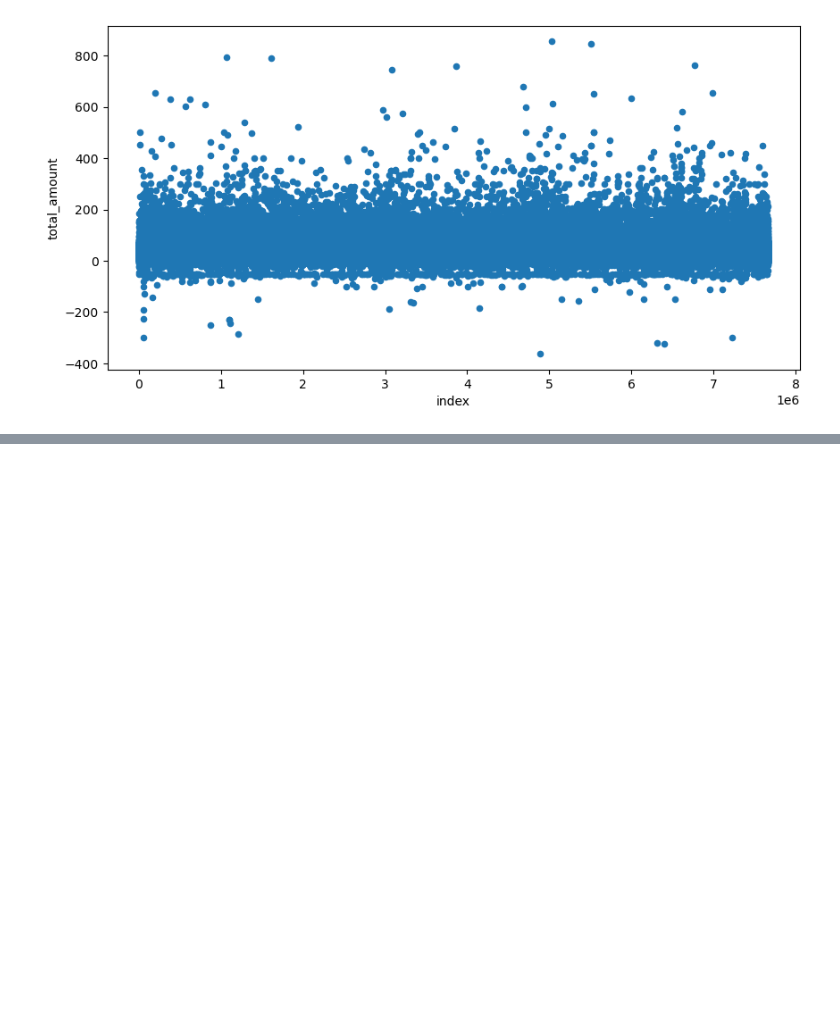
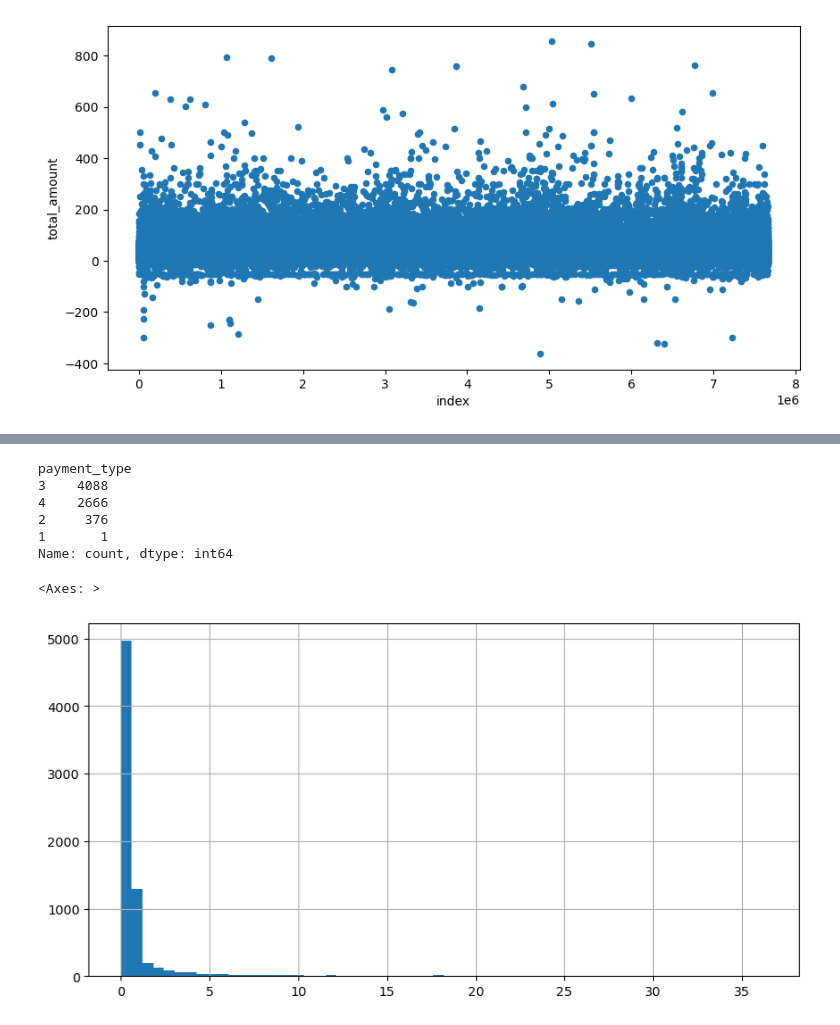
Before and after one commit to jamesaje/New-York-Taxi-Analysis, a Jupyter notebook: project_notebook.ipynb, the cells around one changed output, grey strips where cells are left out. Saved outputs shown, nothing was run; the diff lists cells and outputs as text; code cells hidden in the pictures; blank space fills up the shorter version.

```diff
--- a/project_notebook.ipynb
+++ b/project_notebook.ipynb
@@ -83,0 +100,14 @@ tripdata[tripdata['total_amount']<1000].reset_index().plot(kind='scatter', y='to
+# %%
+tripdata[tripdata['total_amount']<0]['payment_type'].value_counts()
+# %% [output]
+payment_type
+3    4088
+4    2666
+2     376
+1       1
+Name: count, dtype: int64
+# %%
+tripdata[tripdata['total_amount']<0]['trip_distance'].hist(bins=60, figsize=(10,5))
+# %% [output]
+<Axes: >
+[figure, added]
```
Also changed, not shown: parts of 15 cells of this notebook.
